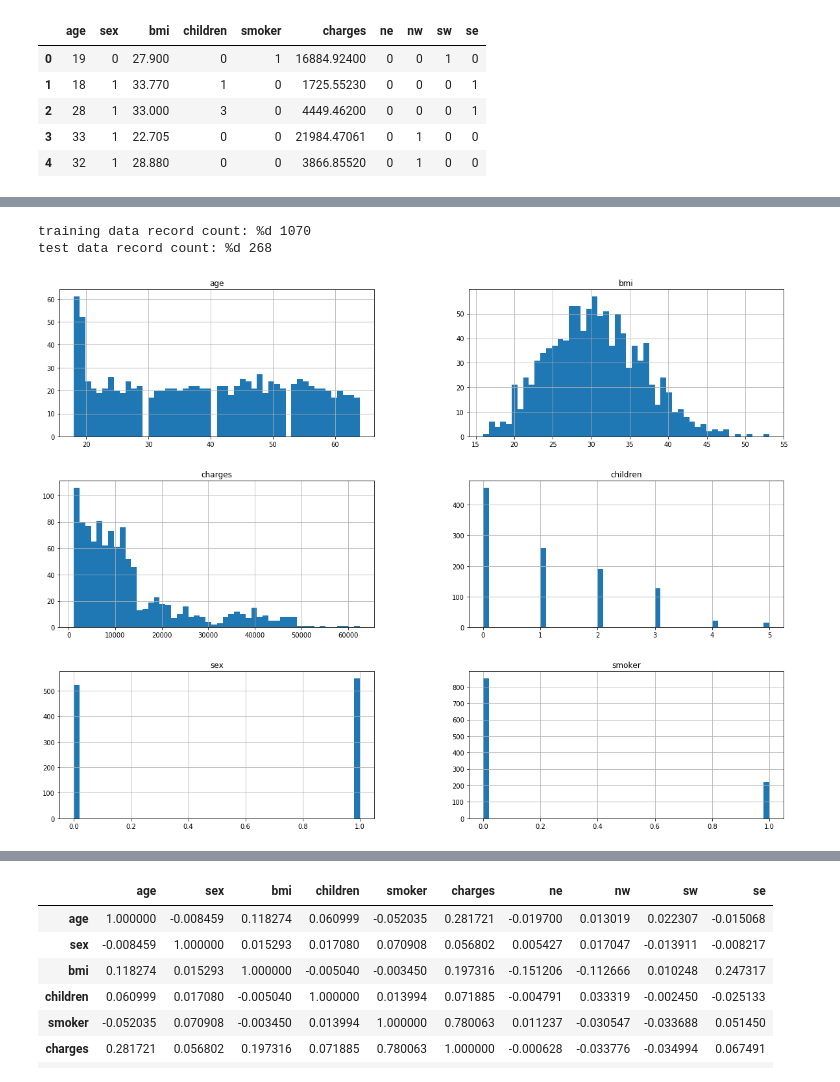
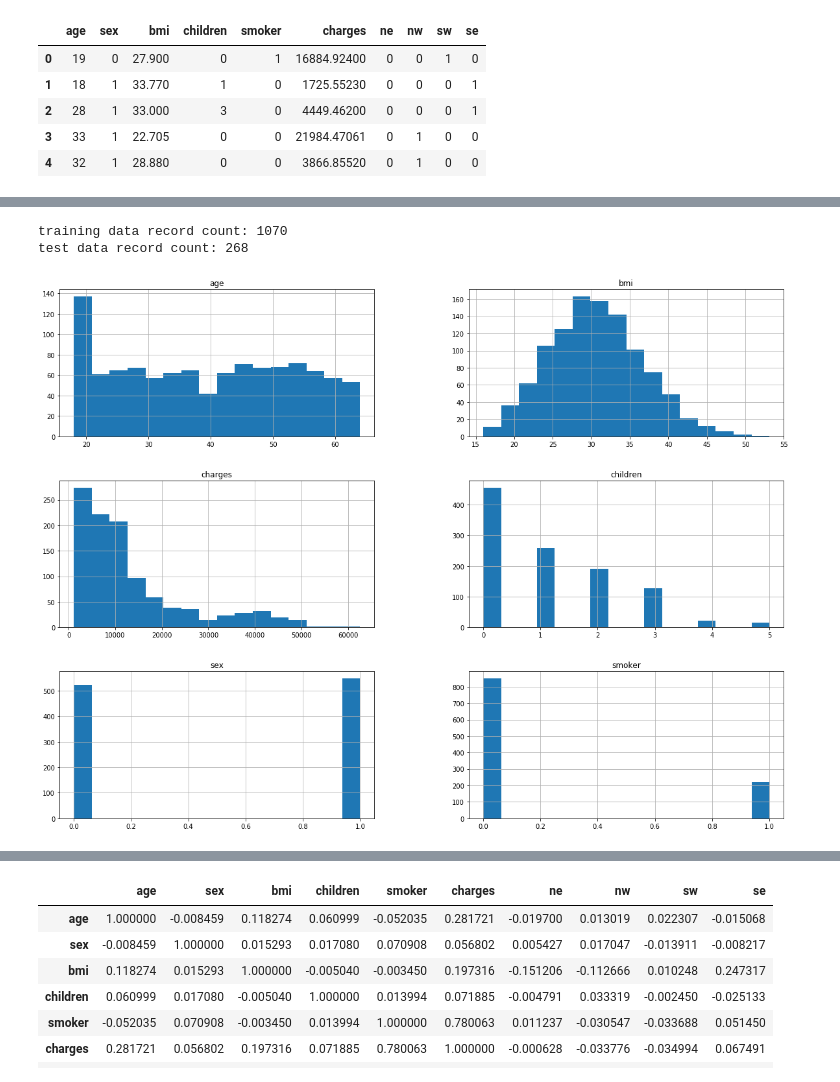
Before and after one commit to KarlWenzel/MyScikit-Learn, a Jupyter notebook: Scikit-Learn-Class.ipynb, the cells around one changed output, grey strips where cells are left out. Saved outputs shown, nothing was run; the diff lists cells and outputs as text; code cells hidden in the pictures.

```diff
--- a/Scikit-Learn-Class.ipynb
+++ b/Scikit-Learn-Class.ipynb
@@ -118,17 +123,22 @@ data.describe()
 | max | 64.000000 | 1.000000 | 53.130000 | 5.000000 | 1.000000 | 63770.428010 | 1.000000 | 1.000000 | 1.000000 | 1.000000 |
 # %%
 # Time to split our data into a training set and a test set
+# Avoid data snooping bias!
 
-[trainData, testData] = sklearn.model_selection.train_test_split(data, test_size=0.2)
-print('training data record count: %d', len(trainData))
-print('test data record count: %d', len(testData))
+from sklearn import model_selection
+
+[trainData, testData] = model_selection.train_test_split(data, test_size=0.2)
+print('training data record count:', len(trainData))
+print('test data record count:', len(testData))
 # %% [output]
-training data record count: %d 1070
-test data record count: %d 268
+training data record count: 1070
+test data record count: 268
 # %%
 # From now on, we only deal with the training data until we think that we're done and ready to test
 
-trainData.drop(columns=['ne','nw','sw','se'], axis=1).hist(bins=50, figsize=(20,15))
+# Plot histograms for all columns except regions (skip regions to save screen space)
+
+trainData.drop(columns=['ne','nw','sw','se'], axis=1).hist(bins=16, figsize=(20,15))
 plt.show()
 # %% [output]
-[figure, old version]
+[figure, new version]
```
Also changed, not shown: parts of 9 cells of this notebook, 2 other files.
